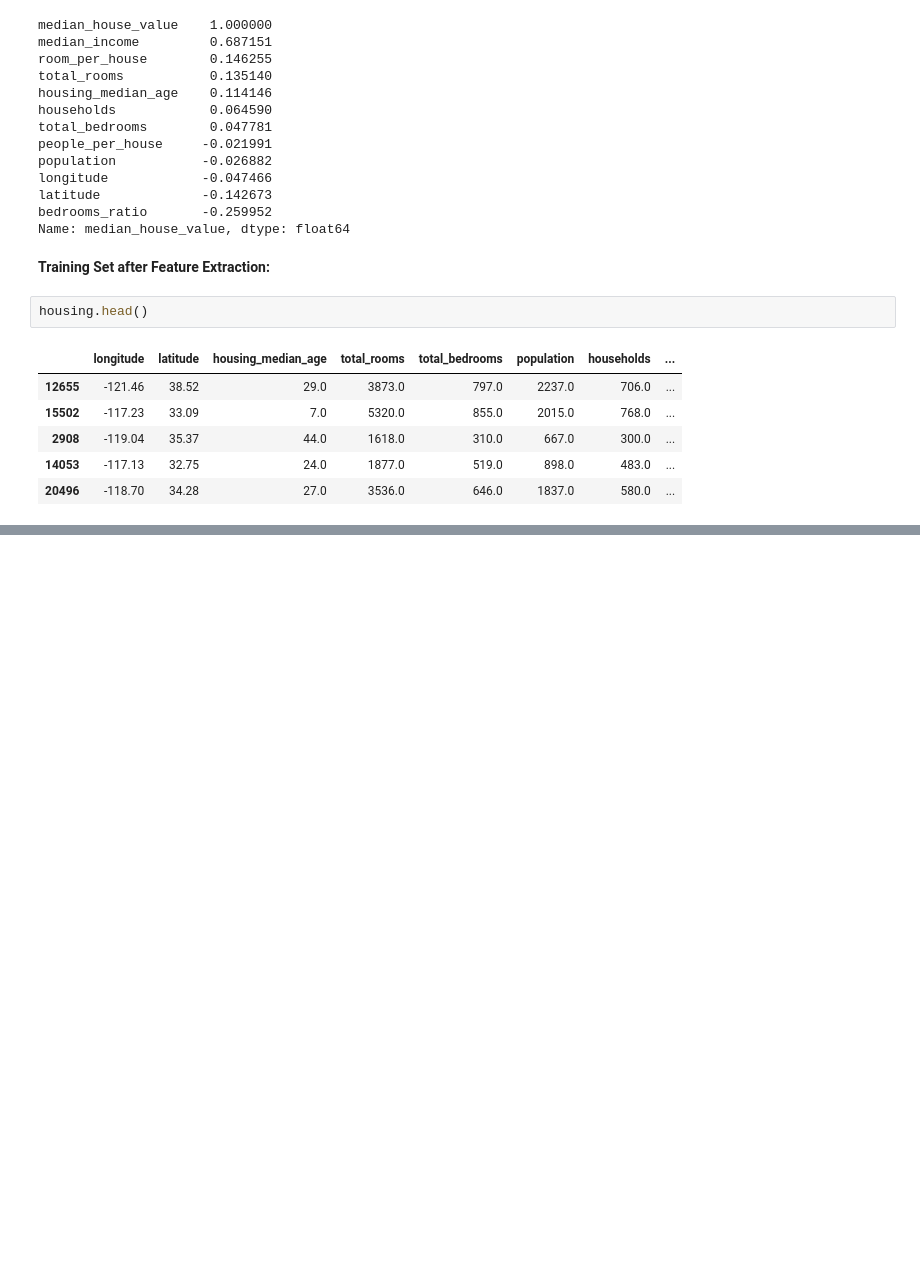
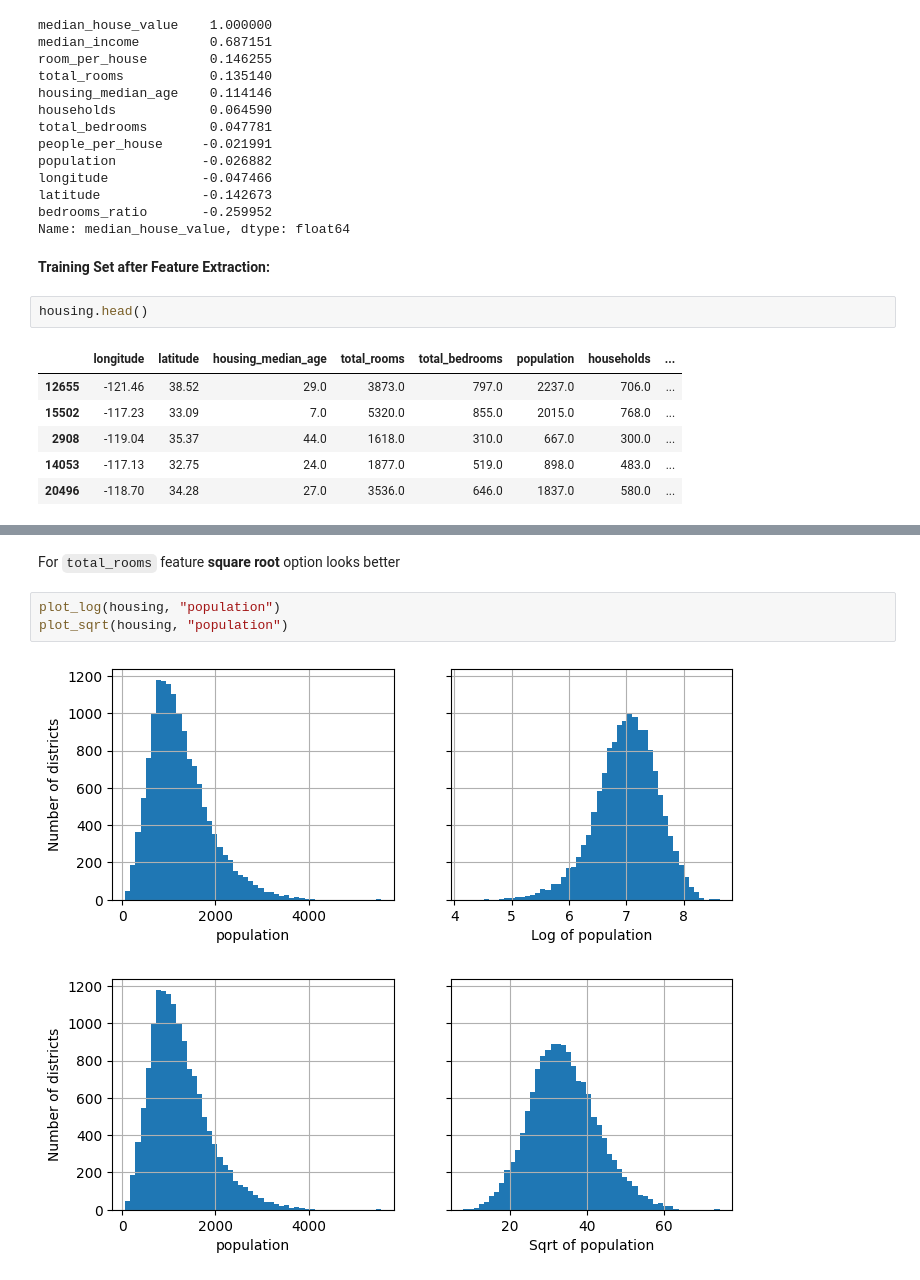
Before and after one commit to enescatagan/house-price-prediction, a Jupyter notebook: notebooks/main_nb.ipynb, the cells around one changed output, grey strips where cells are left out. Cells and saved outputs as stored; diff of their text form; blank space fills up the shorter version.

```diff
--- a/notebooks/main_nb.ipynb
+++ b/notebooks/main_nb.ipynb
@@ -361,0 +615,8 @@ housing.head()
+# %% [markdown]
+For `total_rooms` feature **square root** option looks better
+# %%
+plot_log(housing, "population")
+plot_sqrt(housing, "population")
+# %% [output]
+[figure, added]
+[figure, added]
```
Also changed, not shown: parts of 62 cells of this notebook, 3 other files.
